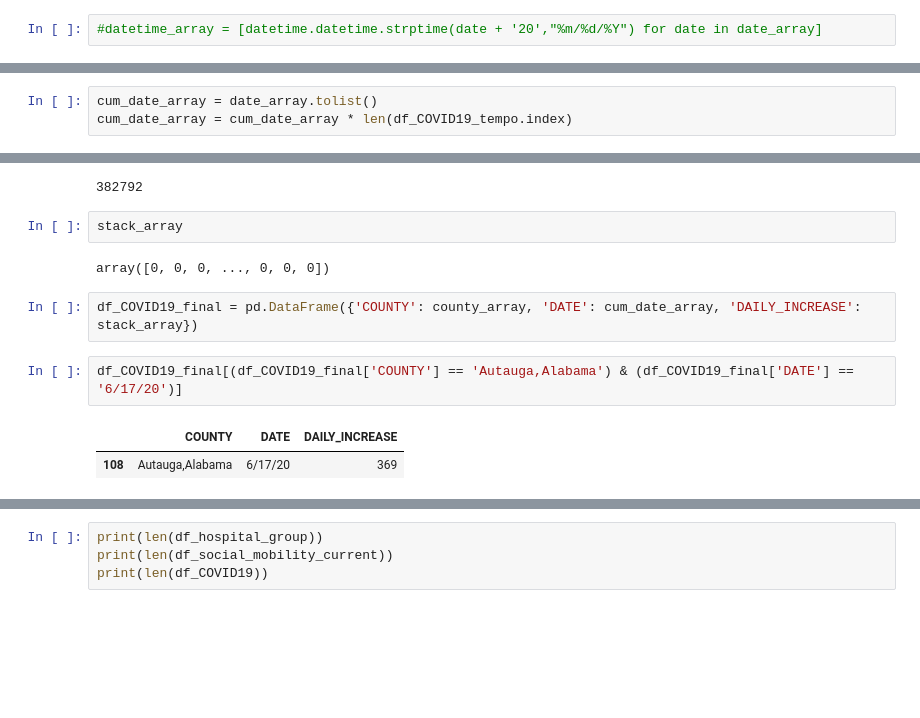
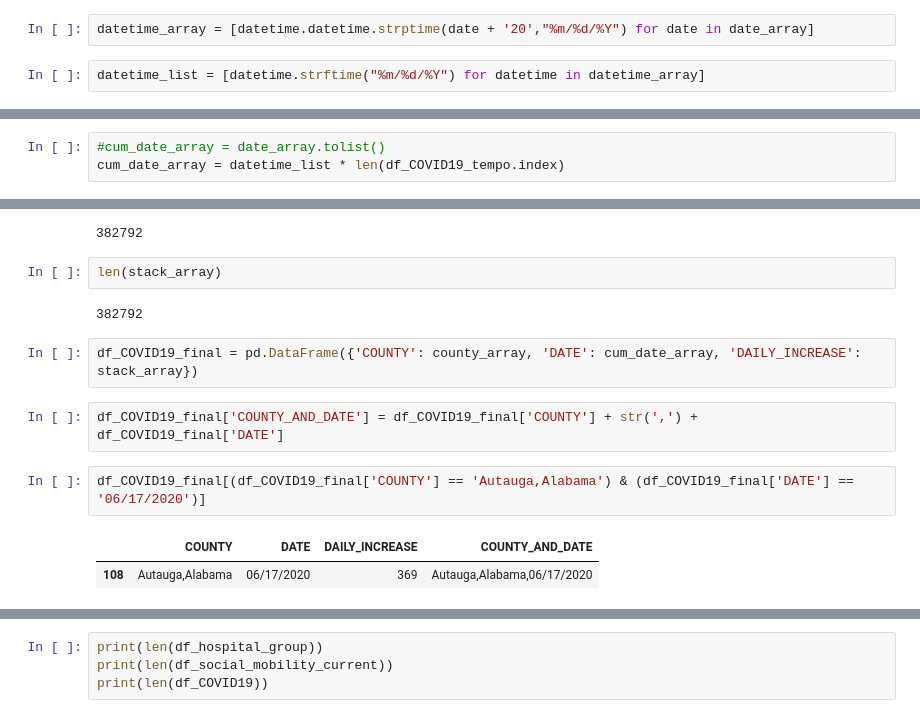
Before and after one commit to Jessieguojunyi/Social_Mobility_And_COVID19, a Jupyter notebook: Social_Mobility_And_COVID19.ipynb, the cells around one changed output, grey strips where cells are left out. Drawn from its saved outputs; the diff is of its cells as text; blank space fills up the shorter version.

Commit message:
Create new features
Generating new features using the date from nearby counties.

```diff
--- a/Social_Mobility_And_COVID19.ipynb
+++ b/Social_Mobility_And_COVID19.ipynb
@@ -304,7 +302,9 @@ True
 # %%
 date_array = np.array(df_COVID19_daily.columns)
 # %%
-#datetime_array = [datetime.datetime.strptime(date + '20',"%m/%d/%Y") for date in date_array]
+datetime_array = [datetime.datetime.strptime(date + '20',"%m/%d/%Y") for date in date_array]
+# %%
+datetime_list = [datetime.strftime("%m/%d/%Y") for datetime in datetime_array]
 # %%
 df_COVID19_tempo = df_COVID19.drop(columns = ['Lat', 'Long_'])
 df_COVID19_tempo.set_index('COUNTY', inplace = True)
@@ -335,20 +335,22 @@ len(county_array)
 # %% [output]
 382792
 # %%
-cum_date_array = date_array.tolist()
-cum_date_array = cum_date_array * len(df_COVID19_tempo.index)
+#cum_date_array = date_array.tolist()
+cum_date_array = datetime_list * len(df_COVID19_tempo.index)
 # %%
 len(cum_date_array)
 # %% [output]
 382792
-# %%
-stack_array
-# %% [output]
-array([0, 0, 0, ..., 0, 0, 0])
+# %%
+len(stack_array)
+# %% [output]
+382792
 # %%
 df_COVID19_final = pd.DataFrame({'COUNTY': county_array, 'DATE': cum_date_array, 'DAILY_INCREASE': stack_array})
+# %%
+df_COVID19_final['COUNTY_AND_DATE'] = df_COVID19_final['COUNTY'] + str(',') + df_COVID19_final['DATE']
 # %%
-df_COVID19_final[(df_COVID19_final['COUNTY'] == 'Autauga,Alabama') & (df_COVID19_final['DATE'] == '6/17/20')]
+df_COVID19_final[(df_COVID19_final['COUNTY'] == 'Autauga,Alabama') & (df_COVID19_final['DATE'] == '06/17/2020')]
 # %% [output]
-|  | COUNTY | DATE | DAILY_INCREASE |
-| 108 | Autauga,Alabama | 6/17/20 | 369 |
+|  | COUNTY | DATE | DAILY_INCREASE | COUNTY_AND_DATE |
+| 108 | Autauga,Alabama | 06/17/2020 | 369 | Autauga,Alabama,06/17/2020 |
```
Also changed, not shown: parts of 33 cells of this notebook.
